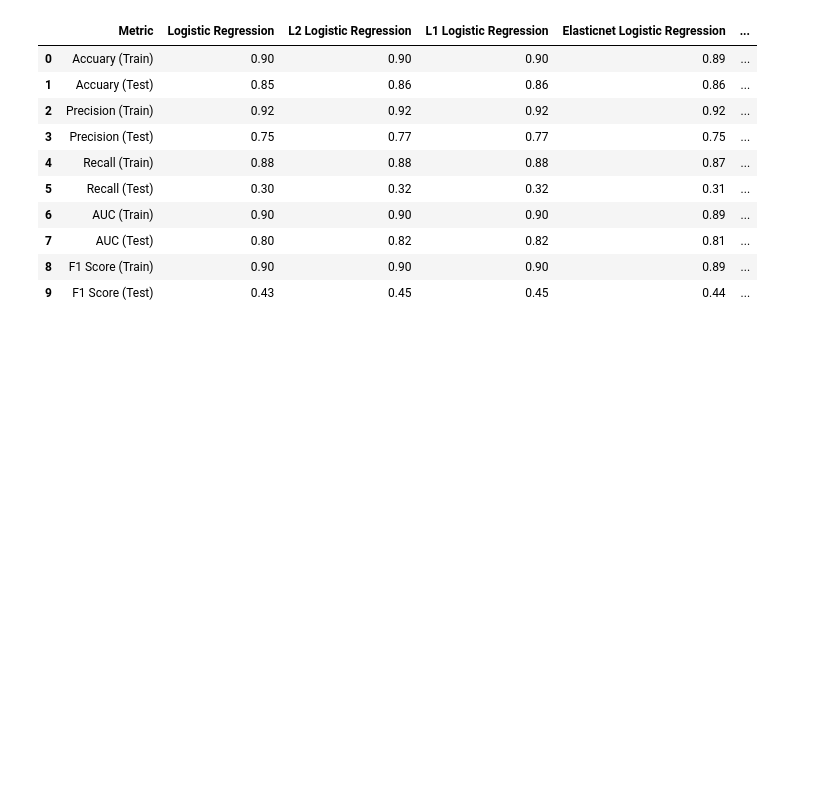
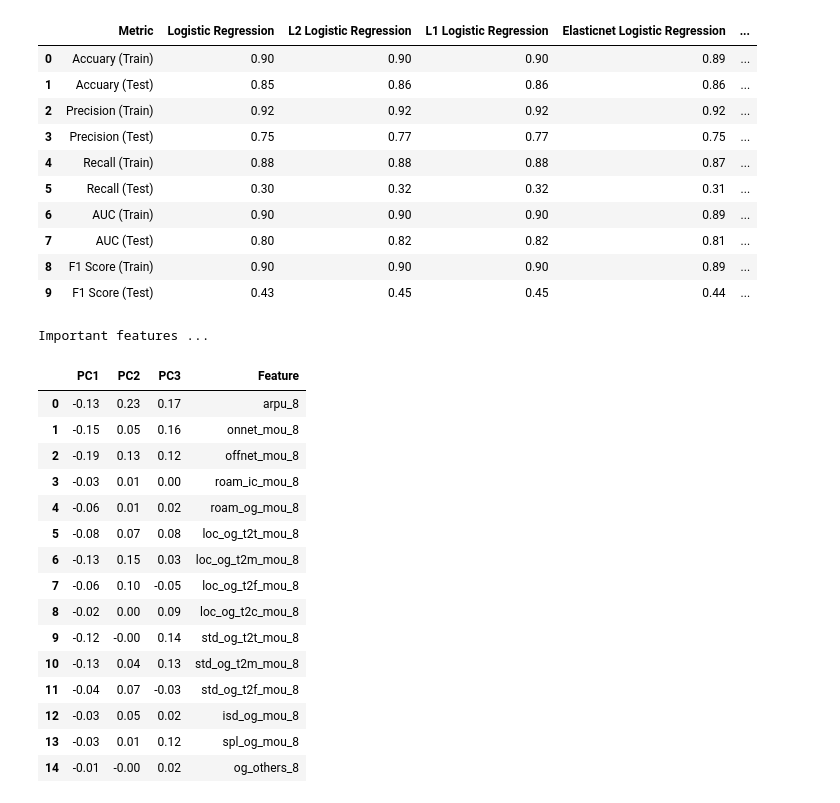
Before and after one commit to prabhatm0307/ai-ml, a Jupyter notebook: Telecom_Churn_Assignment.ipynb, the cells around one changed output. Cells and saved outputs as stored; diff of their text form; code cells hidden in the pictures; blank space fills up the shorter version.

```diff
--- a/Telecom_Churn_Assignment.ipynb
+++ b/Telecom_Churn_Assignment.ipynb
@@ -1712,3 +1712,26 @@ Model Peformance Metric:
 | 7 | AUC (Test) | 0.80 | 0.82 | 0.82 | 0.81 | ... |
 | 8 | F1 Score (Train) | 0.90 | 0.90 | 0.90 | 0.89 | ... |
 | 9 | F1 Score (Test) | 0.43 | 0.45 | 0.45 | 0.44 | ... |
+# %%
+print("Important features ...")
+col = list(X_scaled.columns)
+df_pca = pd.DataFrame({'PC1':pca.components_[0],'PC2':pca.components_[1], 'PC3':pca.components_[2],'Feature':col})
+df_pca.head(15)
+# %% [output]
+Important features ...
+|  | PC1 | PC2 | PC3 | Feature |
+| 0 | -0.13 | 0.23 | 0.17 | arpu_8 |
+| 1 | -0.15 | 0.05 | 0.16 | onnet_mou_8 |
+| 2 | -0.19 | 0.13 | 0.12 | offnet_mou_8 |
+| 3 | -0.03 | 0.01 | 0.00 | roam_ic_mou_8 |
+| 4 | -0.06 | 0.01 | 0.02 | roam_og_mou_8 |
+| 5 | -0.08 | 0.07 | 0.08 | loc_og_t2t_mou_8 |
+| 6 | -0.13 | 0.15 | 0.03 | loc_og_t2m_mou_8 |
+| 7 | -0.06 | 0.10 | -0.05 | loc_og_t2f_mou_8 |
+| 8 | -0.02 | 0.00 | 0.09 | loc_og_t2c_mou_8 |
+| 9 | -0.12 | -0.00 | 0.14 | std_og_t2t_mou_8 |
+| 10 | -0.13 | 0.04 | 0.13 | std_og_t2m_mou_8 |
+| 11 | -0.04 | 0.07 | -0.03 | std_og_t2f_mou_8 |
+| 12 | -0.03 | 0.05 | 0.02 | isd_og_mou_8 |
+| 13 | -0.03 | 0.01 | 0.12 | spl_og_mou_8 |
+| 14 | -0.01 | -0.00 | 0.02 | og_others_8 |
```
Also changed, not shown: parts of 1 cell of this notebook.
